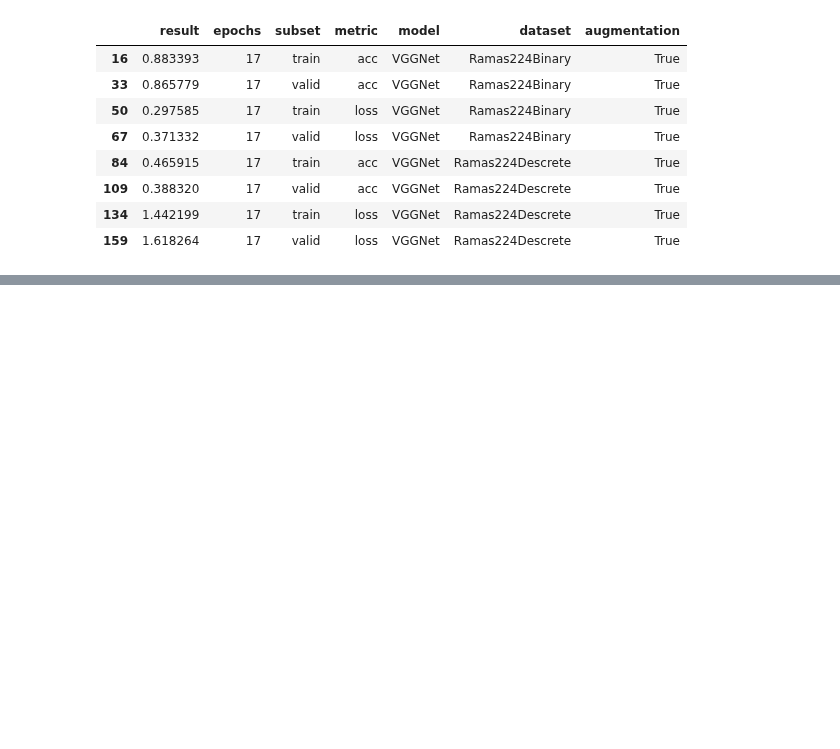
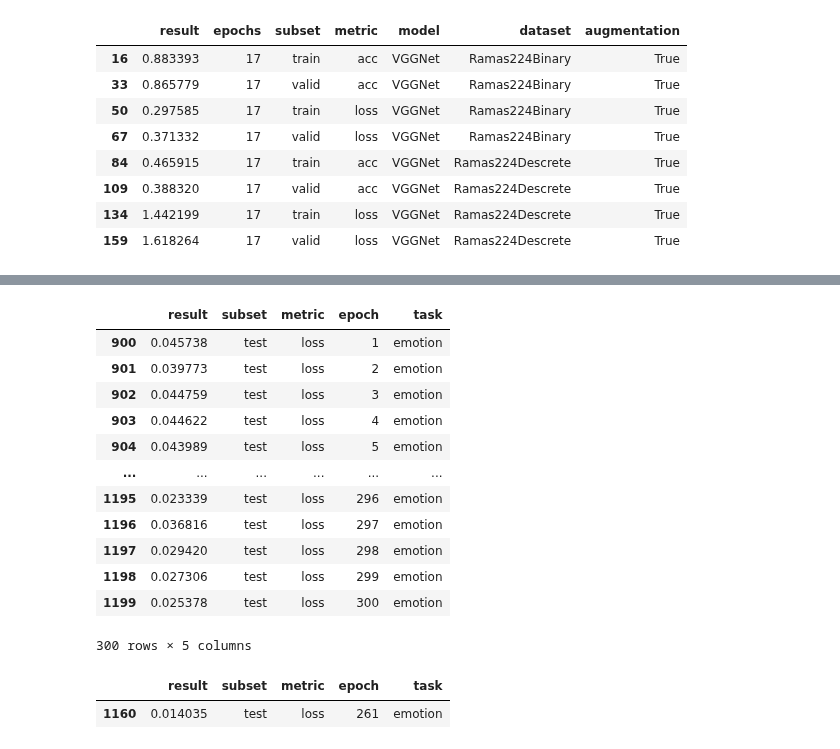
Before and after one commit to iamryabinov/SER_neuro, a Jupyter notebook: interpret_results.ipynb, the cells around one changed output, grey strips where cells are left out. Drawn from its saved outputs; the diff is of its cells as text; code cells hidden in the pictures; blank space fills up the shorter version.

```diff
--- a/interpret_results.ipynb
+++ b/interpret_results.ipynb
@@ -311,0 +389,27 @@ first_results.loc[first_results['epochs'] == 17]
+# %%
+results = pd.read_csv(os.path.join(RESULTS_FOLDER, 'AverageWeighting__IEMOCAP-4_four_prep-false_224_train_results.csv'), delimiter=';')
+# %%
+test_loss = results.loc[(results['subset'] == 'test') & (results['metric'] == 'loss')]
+emotion_results = test_loss.loc[test_loss['task'] == 'emotion']
+speaker_results = test_loss.loc[test_loss['task'] == 'speaker']
+gender_results = test_loss.loc[test_loss['task'] == 'gender']
+emotion_results
+# %% [output]
+|  | result | subset | metric | epoch | task |
+| 900 | 0.045738 | test | loss | 1 | emotion |
+| 901 | 0.039773 | test | loss | 2 | emotion |
+| 902 | 0.044759 | test | loss | 3 | emotion |
+| 903 | 0.044622 | test | loss | 4 | emotion |
+| 904 | 0.043989 | test | loss | 5 | emotion |
+| ... | ... | ... | ... | ... | ... |
+| 1195 | 0.023339 | test | loss | 296 | emotion |
+| 1196 | 0.036816 | test | loss | 297 | emotion |
+| 1197 | 0.029420 | test | loss | 298 | emotion |
+| 1198 | 0.027306 | test | loss | 299 | emotion |
+| 1199 | 0.025378 | test | loss | 300 | emotion |
+300 rows × 5 columns
+# %%
+emotion_results.loc[emotion_results['result'] == emotion_results['result'].min()]
+# %% [output]
+|  | result | subset | metric | epoch | task |
+| 1160 | 0.014035 | test | loss | 261 | emotion |
```
Also changed, not shown: parts of 8 cells of this notebook, 3 other files.
